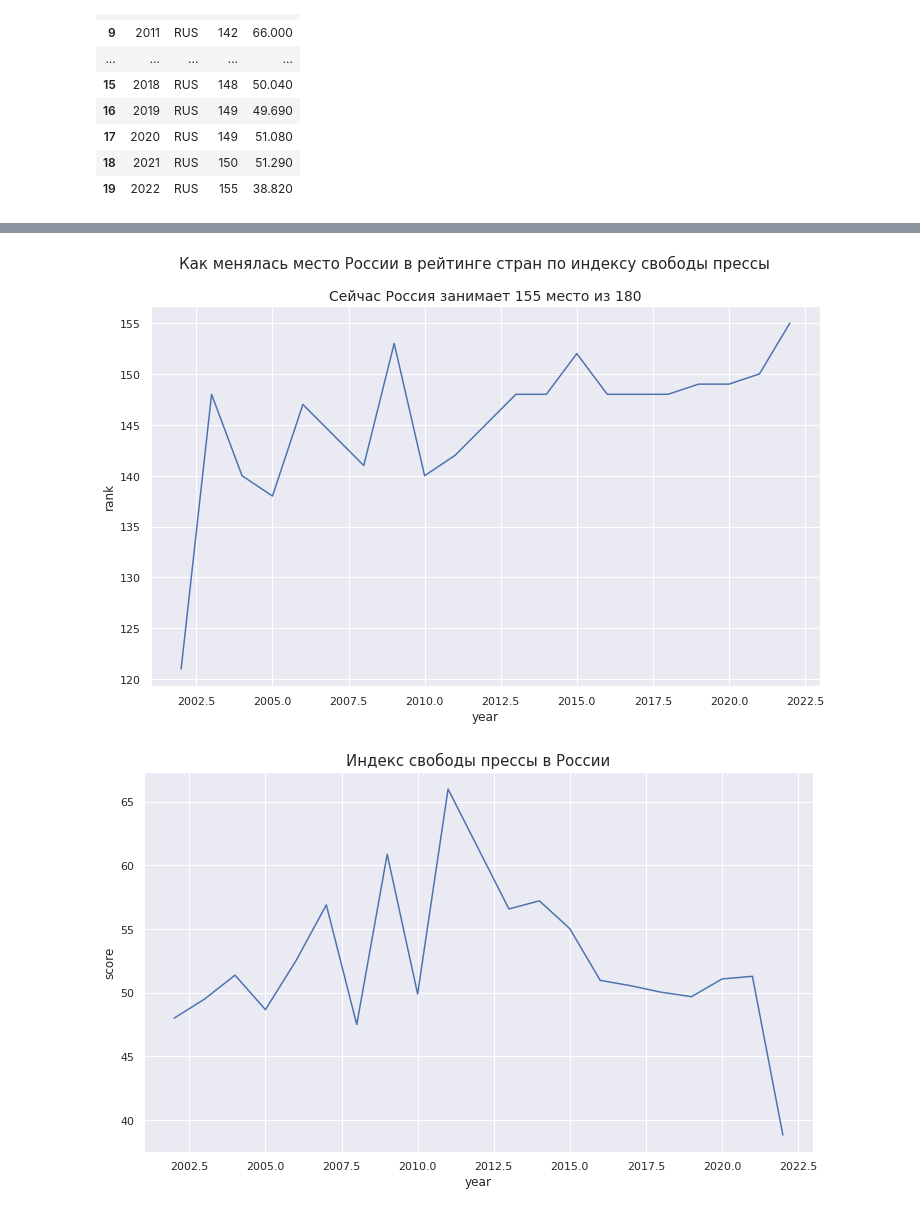
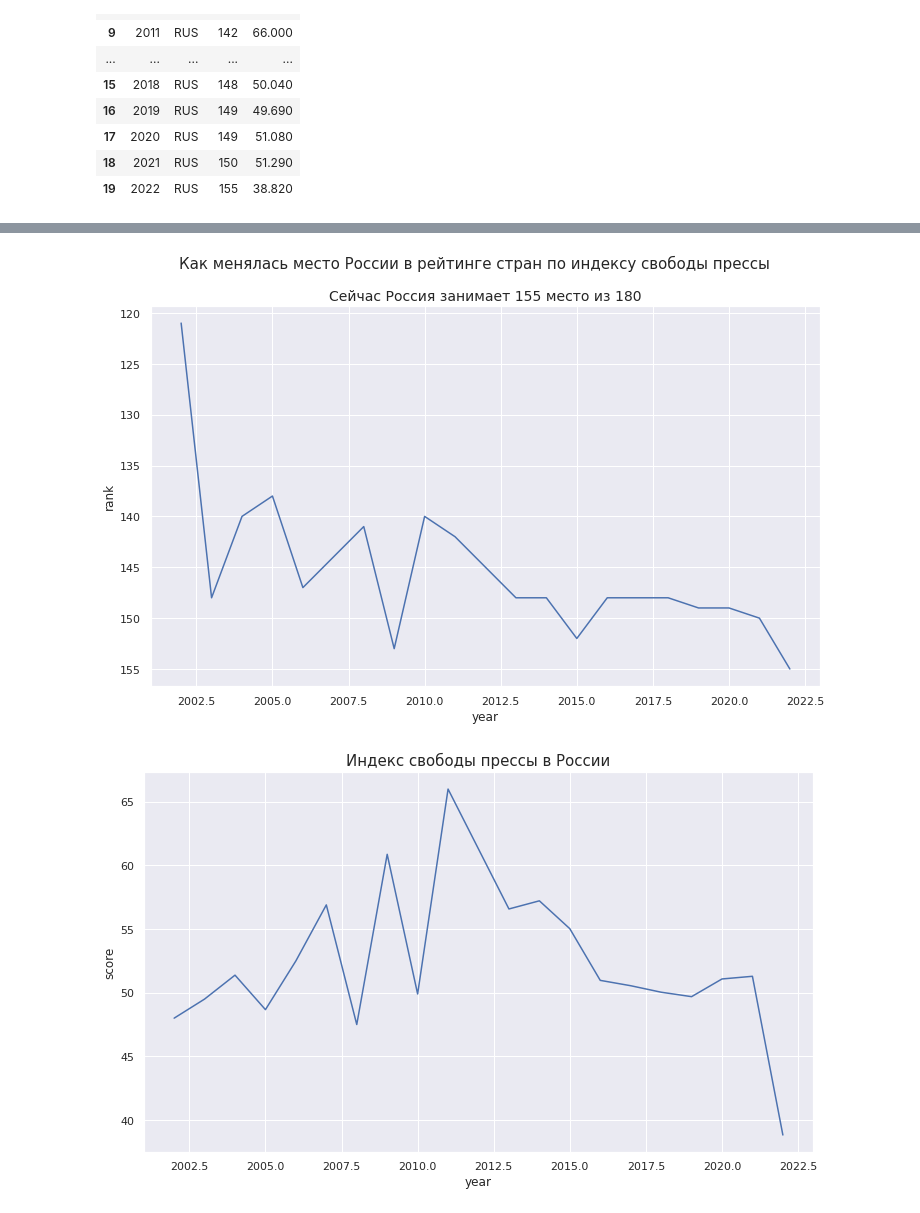
Before and after one commit to kkruglik/runet_blockings, a Jupyter notebook: data_analysis.ipynb, the cells around one changed output, grey strips where cells are left out. Saved outputs shown, nothing was run; the diff lists cells and outputs as text; code cells hidden in the pictures.

```diff
--- a/data_analysis.ipynb
+++ b/data_analysis.ipynb
@@ -294,14 +312,15 @@ df_rus
 # %%
 sns.lineplot(
     data=df_rus,
     x='year',
     y='rank'
-)
+).invert_yaxis()
+
 plt.suptitle("Как менялась место России в рейтинге стран по индексу свободы прессы", fontsize=15)
 plt.title('Сейчас Россия занимает 155 место из 180', fontsize=14)
 plt.show()
 # %% [output]
-[figure, old version]
+[figure, new version]
 # %%
 sns.lineplot(
     data=df_rus,
```
Also changed, not shown: parts of 7 cells of this notebook.
